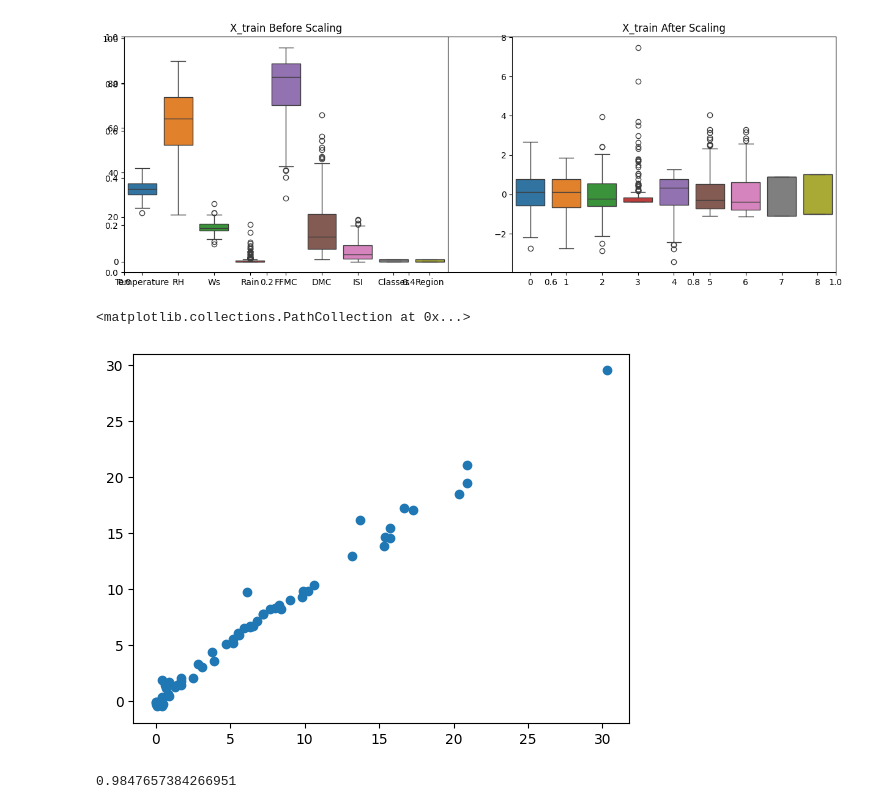
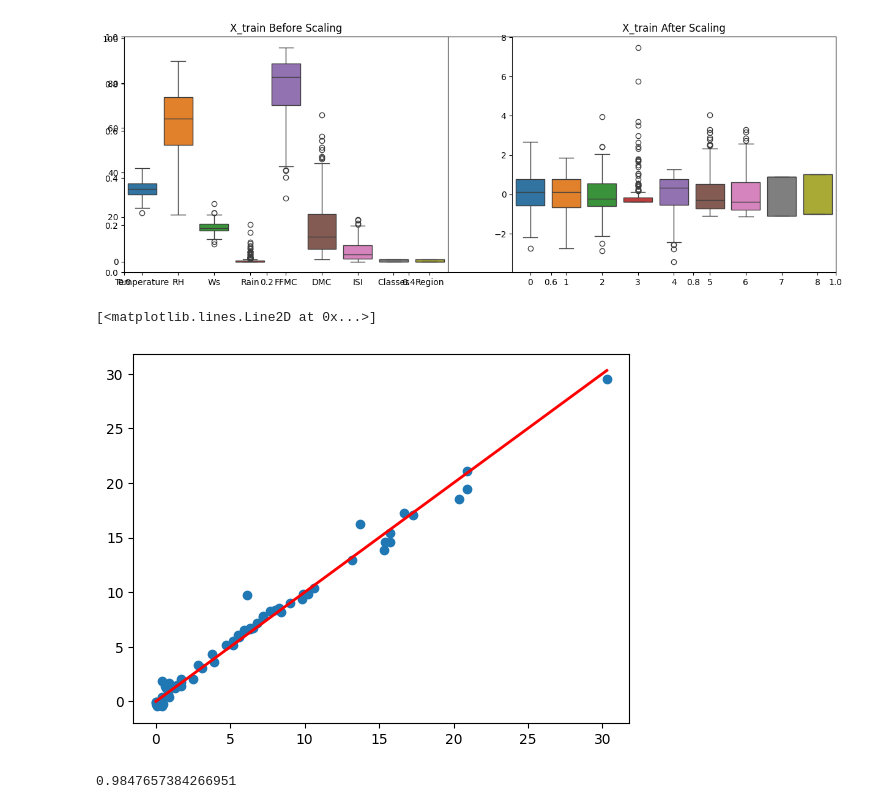
Before and after one commit to biswaisop/Algeria-forest-fires, a Jupyter notebook: model-train.ipynb, the cells around one changed output. Cells and saved outputs as stored; diff of their text form; code cells hidden in the pictures.

```diff
--- a/model-train.ipynb
+++ b/model-train.ipynb
@@ -126,17 +126,18 @@ Text(0.5, 1.0, 'X_train After Scaling')
 # %%
 #Linear Regression
 
 from sklearn.linear_model import LinearRegression
 from sklearn.metrics import mean_absolute_error, r2_score
 linreg = LinearRegression()
 linreg.fit(X_train_standard, y_train)
 y_pred = linreg.predict(X_test_standard)
 mae = mean_absolute_error(y_test, y_pred)
 score = r2_score(y_test, y_pred)
 plt.scatter(y_test, y_pred)
+plt.plot([y_test.min(), y_test.max()], [y_test.min(), y_test.max()], color='red', linewidth=2)  # Perfect prediction line
 # %% [output]
-<matplotlib.collections.PathCollection at 0x...>
+[<matplotlib.lines.Line2D at 0x...>]
-[figure, old version]
+[figure, new version]
 # %%
 score
 # %% [output]
```
Also changed, not shown: parts of 13 cells of this notebook.
